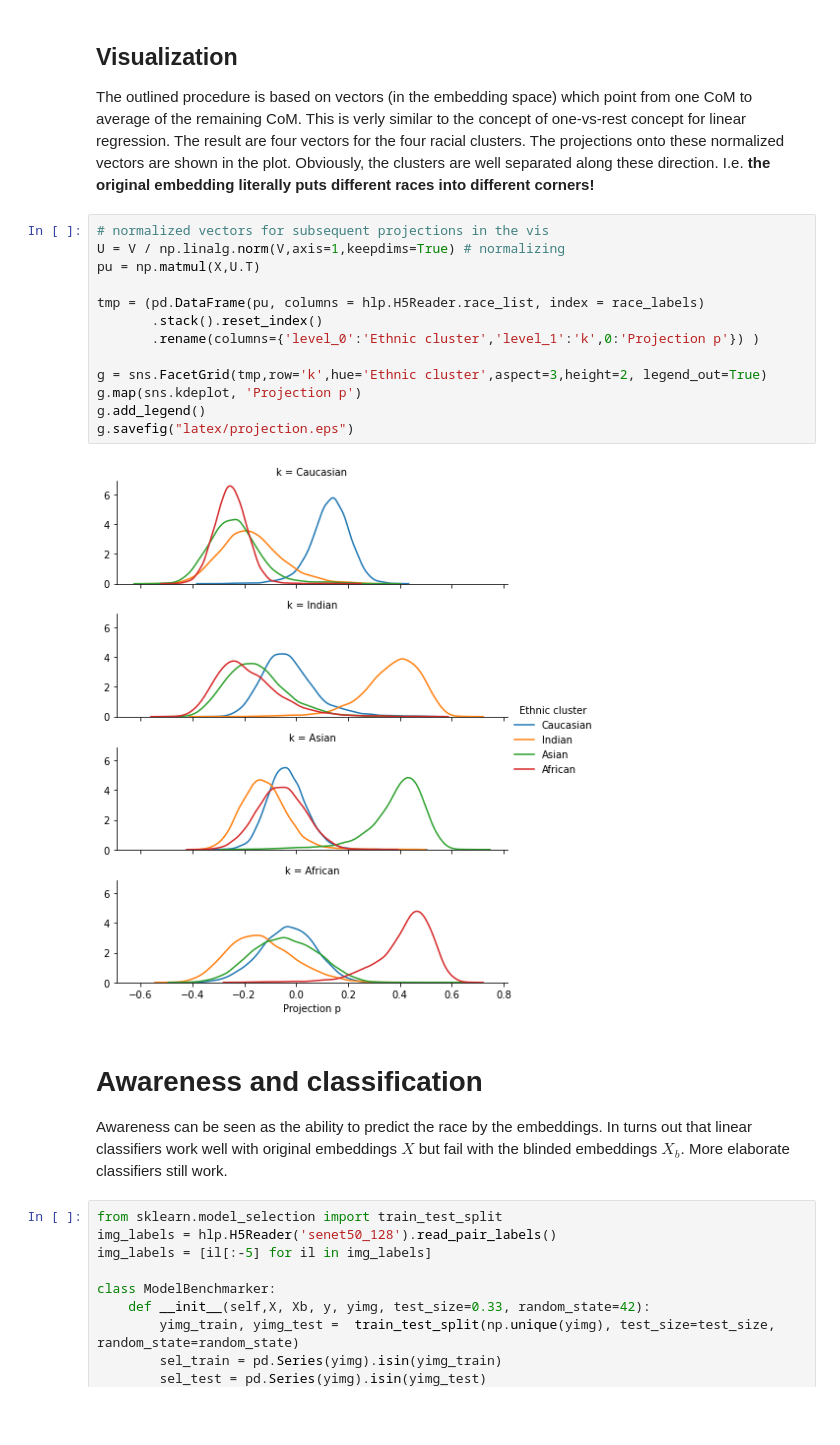
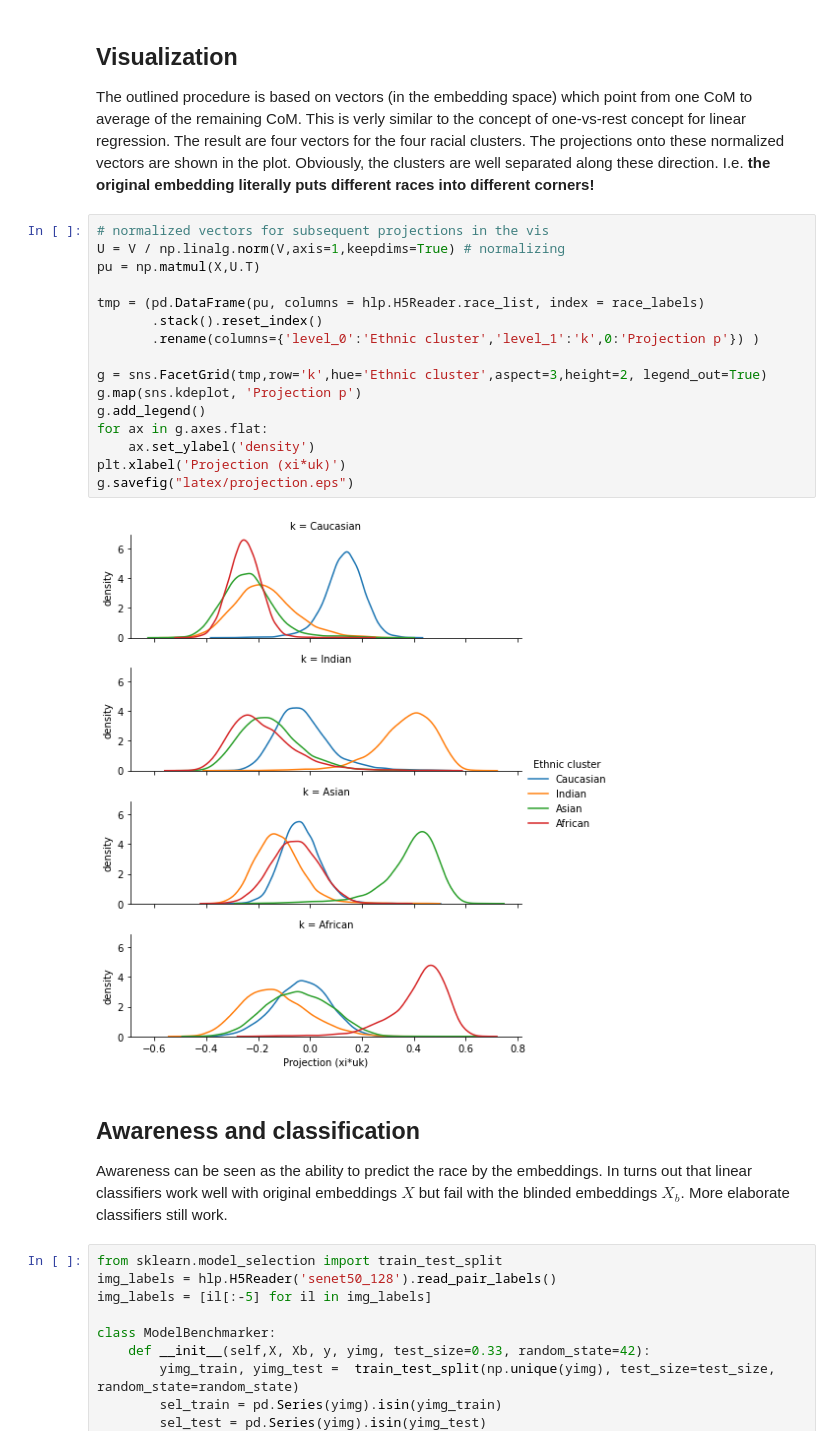
Before and after one commit to samuelwehrli/Face-Recognition-Bias, a Jupyter notebook: Paper section outline.ipynb, the cells around one changed output. Saved outputs shown, nothing was run; the diff lists cells and outputs as text; blank space fills up the shorter version.

```diff
--- a/Paper section outline.ipynb
+++ b/Paper section outline.ipynb
@@ -57,20 +60,23 @@ The outlined procedure is based on vectors (in the embedding space) which point
 # %%
 # normalized vectors for subsequent projections in the vis
 U = V / np.linalg.norm(V,axis=1,keepdims=True) # normalizing
 pu = np.matmul(X,U.T)
 
 tmp = (pd.DataFrame(pu, columns = hlp.H5Reader.race_list, index = race_labels)
        .stack().reset_index()
        .rename(columns={'level_0':'Ethnic cluster','level_1':'k',0:'Projection p'}) )
 
 g = sns.FacetGrid(tmp,row='k',hue='Ethnic cluster',aspect=3,height=2, legend_out=True)
 g.map(sns.kdeplot, 'Projection p')
 g.add_legend()
+for ax in g.axes.flat:
+    ax.set_ylabel('density')
+plt.xlabel('Projection (xi*uk)')
 g.savefig("latex/projection.eps")
 # %% [output]
-[figure, old version]
+[figure, new version]
 # %% [markdown]
-# Awareness and classification
+## Awareness and classification
 
 Awareness can be seen as the ability to predict the race by the embeddings. In turns out that linear classifiers work well with original embeddings $X$ but fail with the blinded embeddings $X_b$. More elaborate classifiers still work.
 # %%
```
Also changed, not shown: parts of 25 cells of this notebook, 4 other files.
